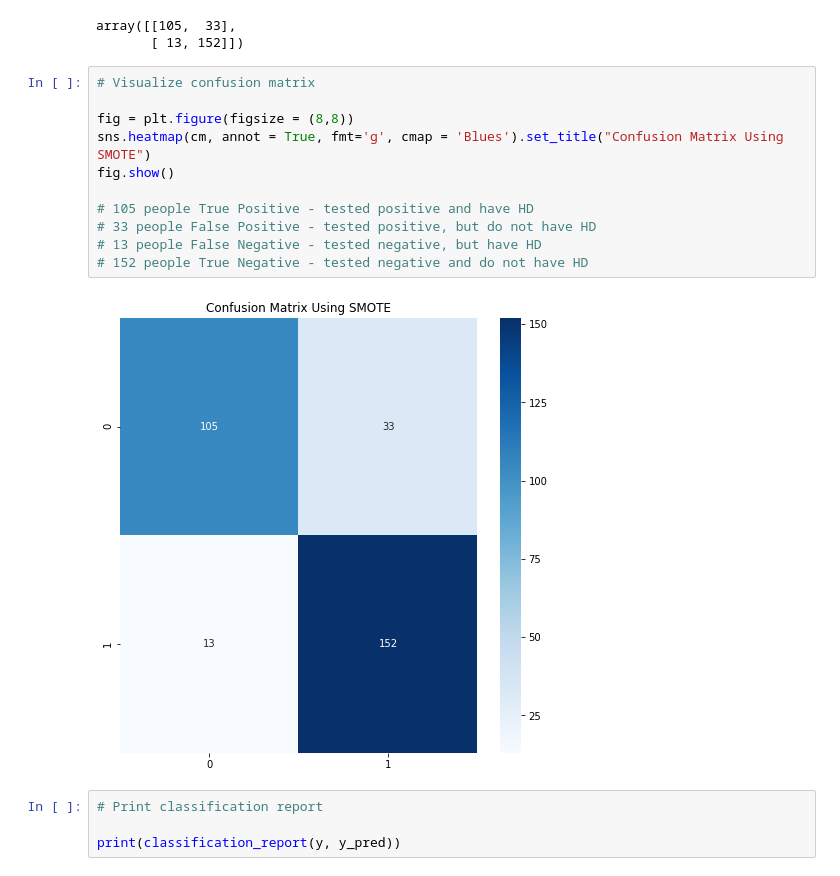
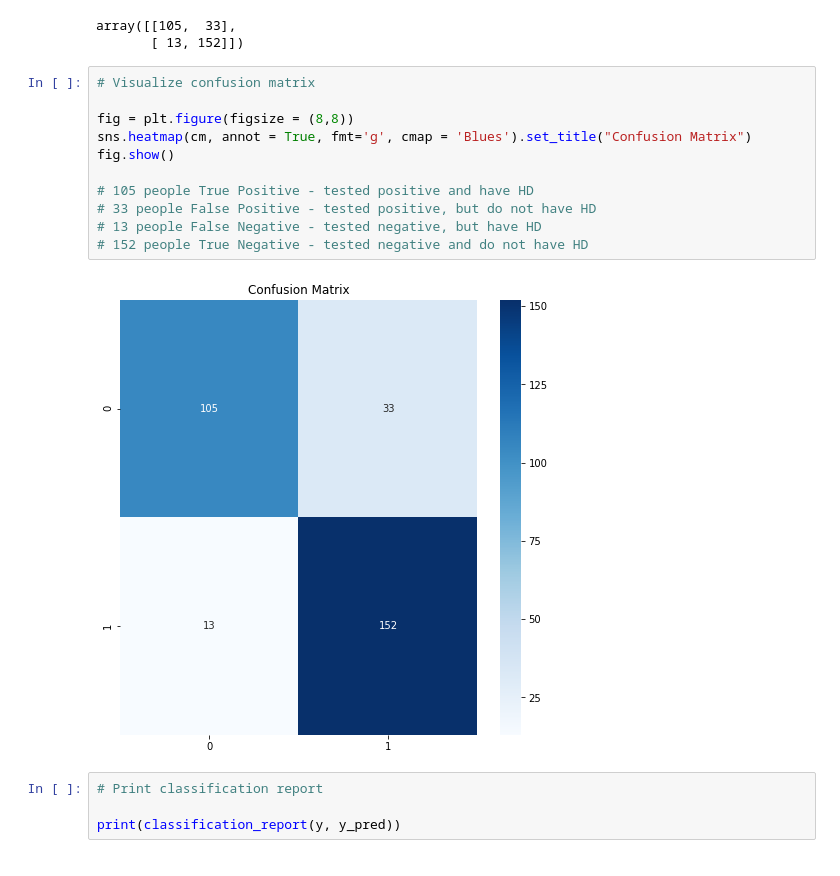
Before and after one commit to joseh4/Detecting_Heart_Disease, a Jupyter notebook: Machine_Learning_Notebook.ipynb, the cells around one changed output. Saved outputs shown, nothing was run; the diff lists cells and outputs as text.

```diff
--- a/Machine_Learning_Notebook.ipynb
+++ b/Machine_Learning_Notebook.ipynb
@@ -190,16 +190,16 @@ array([[105,  33],
 # %%
 # Visualize confusion matrix
 
 fig = plt.figure(figsize = (8,8))
-sns.heatmap(cm, annot = True, fmt='g', cmap = 'Blues').set_title("Confusion Matrix Using SMOTE")
+sns.heatmap(cm, annot = True, fmt='g', cmap = 'Blues').set_title("Confusion Matrix")
 fig.show()
 
 # 105 people True Positive - tested positive and have HD
 # 33 people False Positive - tested positive, but do not have HD
 # 13 people False Negative - tested negative, but have HD
 # 152 people True Negative - tested negative and do not have HD
 # %% [output]
-[figure, old version]
+[figure, new version]
 # %%
 # Print classification report
 
```
Also changed, not shown: parts of 8 cells of this notebook.
